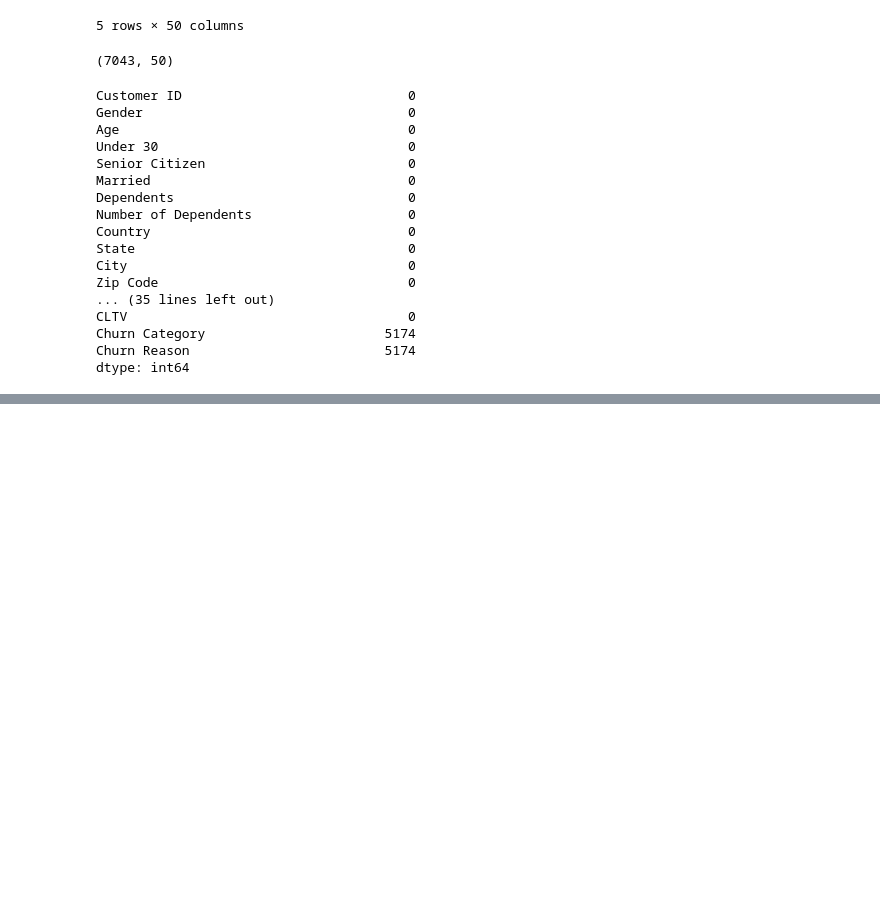
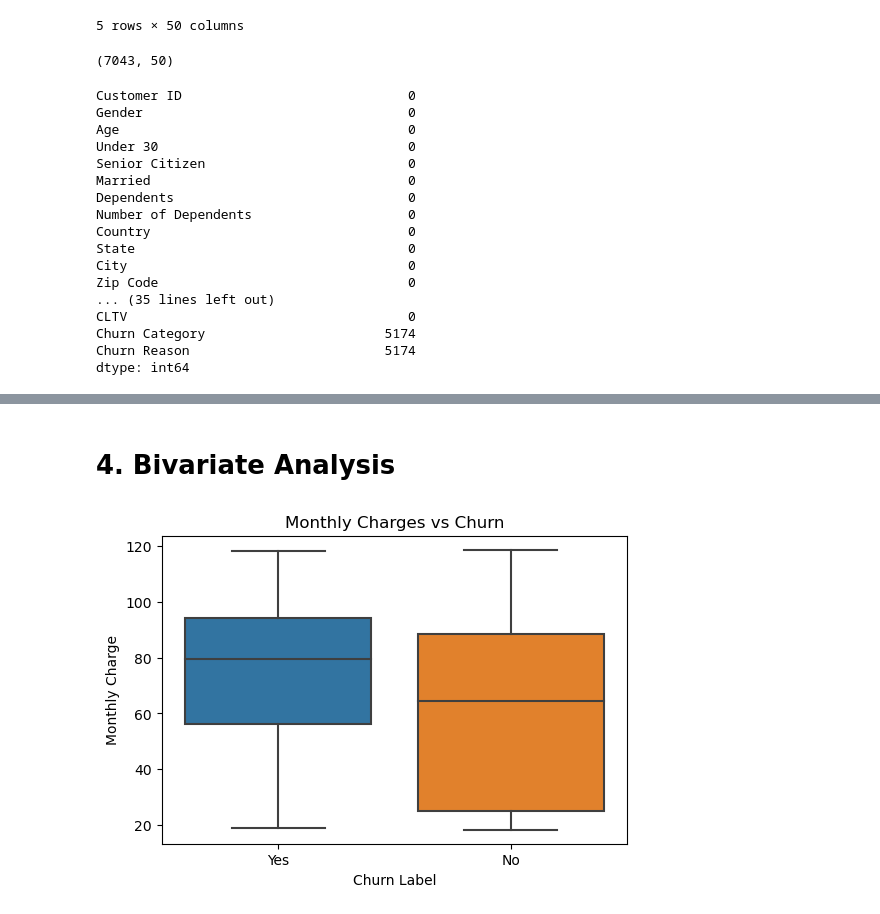
Before and after one commit to AdamImoro/Telco-churn-EDA, a Jupyter notebook: churn-EDA.ipynb, the cells around one changed output, grey strips where cells are left out. Cells and saved outputs as stored; diff of their text form; code cells hidden in the pictures; blank space fills up the shorter version.

```diff
--- a/churn-EDA.ipynb
+++ b/churn-EDA.ipynb
@@ -137,0 +120,9 @@ plt.tight_layout()
+# %% [markdown]
+# 4. Bivariate Analysis
+# %%
+plt.figure(figsize=(6,4))
+sns.boxplot(x="Churn Label", y="Monthly Charge", data=telco_df)
+plt.title("Monthly Charges vs Churn")
+plt.show()
+# %% [output]
+[figure, added]
```
Also changed, not shown: parts of 21 cells of this notebook.
